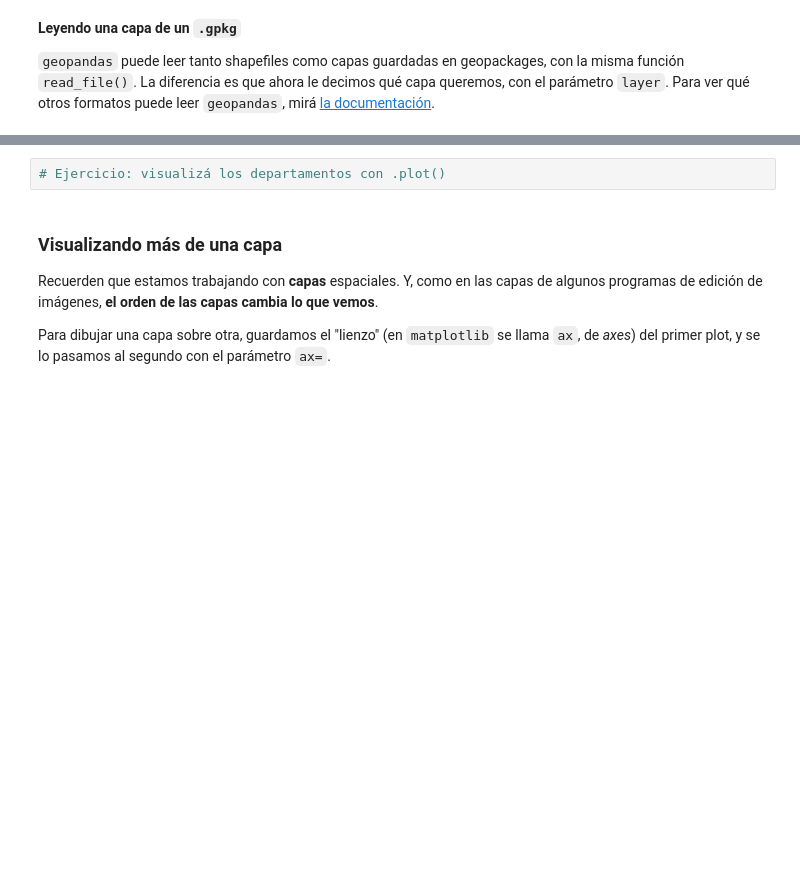
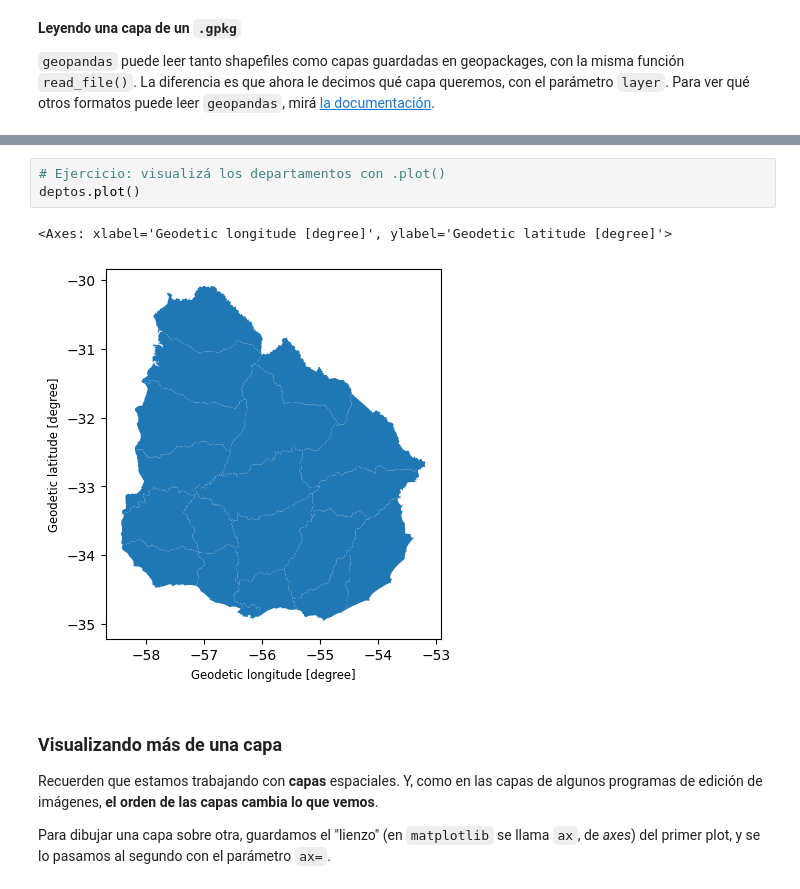
Before and after one commit to FelipeSBarros/taller-sig-python-utec-2026, a Jupyter notebook: T1_Introduccion_SIG_Python.ipynb, the cells around one changed output, grey strips where cells are left out. Saved outputs shown, nothing was run; the diff lists cells and outputs as text; blank space fills up the shorter version.

```diff
--- a/T1_Introduccion_SIG_Python.ipynb
+++ b/T1_Introduccion_SIG_Python.ipynb
@@ -162,5 +208,9 @@ deptos
 # %%
 # Ejercicio: visualizá los departamentos con .plot()
+deptos.plot()
+# %% [output]
+<Axes: xlabel='Geodetic longitude [degree]', ylabel='Geodetic latitude [degree]'>
+[figure, added]
 # %% [markdown]
 ### Visualizando más de una capa
 
```
Also changed, not shown: parts of 8 cells of this notebook.
